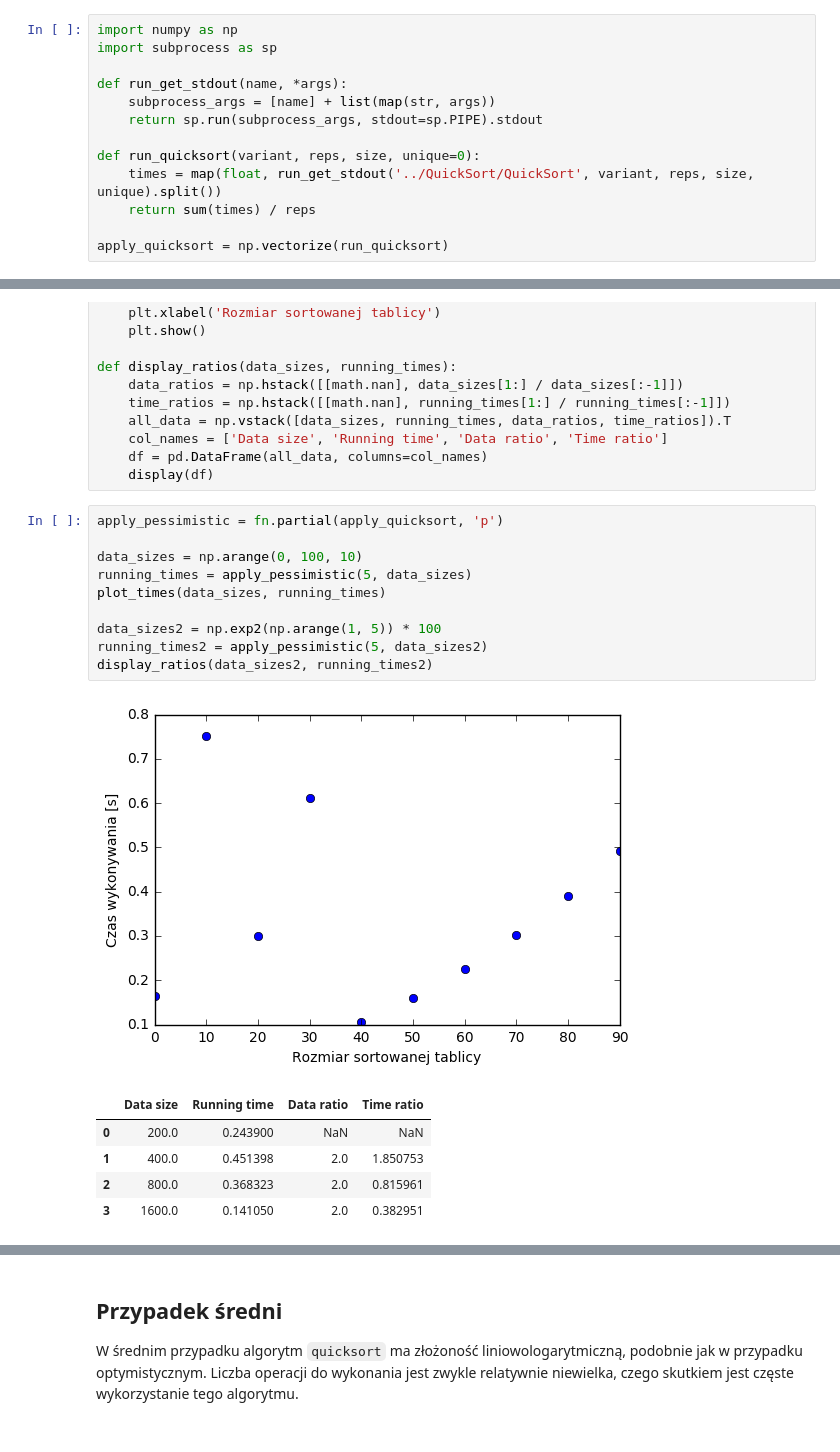
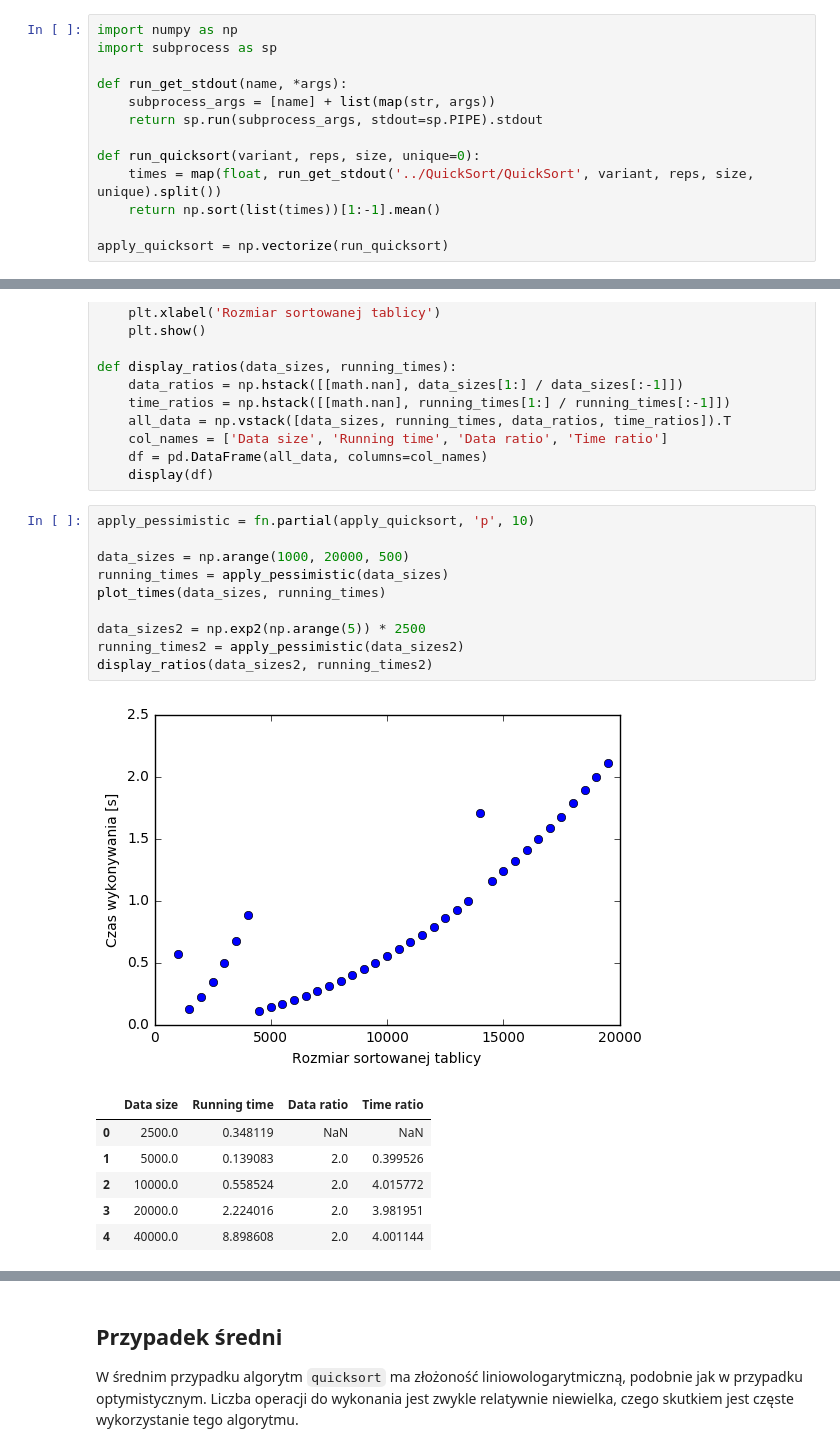
Before and after one commit to DPP93/Wspolczesne-Technologie, a Jupyter notebook: Notebooks/Quicksort.ipynb, the cells around one changed output, grey strips where cells are left out. Cells and saved outputs as stored; diff of their text form.

```diff
--- a/Notebooks/Quicksort.ipynb
+++ b/Notebooks/Quicksort.ipynb
@@ -42,7 +44,7 @@ def run_get_stdout(name, *args):
 
 def run_quicksort(variant, reps, size, unique=0):
     times = map(float, run_get_stdout('../QuickSort/QuickSort', variant, reps, size, unique).split())
-    return sum(times) / reps
+    return np.sort(list(times))[1:-1].mean()
 
 apply_quicksort = np.vectorize(run_quicksort)
 # %% [markdown]
@@ -74,19 +76,20 @@ def display_ratios(data_sizes, running_times):
     df = pd.DataFrame(all_data, columns=col_names)
     display(df)
 # %%
-apply_pessimistic = fn.partial(apply_quicksort, 'p')
+apply_pessimistic = fn.partial(apply_quicksort, 'p', 10)
 
-data_sizes = np.arange(0, 100, 10)
-running_times = apply_pessimistic(5, data_sizes)
+data_sizes = np.arange(1000, 20000, 500)
+running_times = apply_pessimistic(data_sizes)
 plot_times(data_sizes, running_times)
 
-data_sizes2 = np.exp2(np.arange(1, 5)) * 100
-running_times2 = apply_pessimistic(5, data_sizes2)
+data_sizes2 = np.exp2(np.arange(5)) * 2500
+running_times2 = apply_pessimistic(data_sizes2)
 display_ratios(data_sizes2, running_times2)
 # %% [output]
-[figure, old version]
+[figure, new version]
 |  | Data size | Running time | Data ratio | Time ratio |
-| 0 | 200.0 | 0.243900 | NaN | NaN |
-| 1 | 400.0 | 0.451398 | 2.0 | 1.850753 |
-| 2 | 800.0 | 0.368323 | 2.0 | 0.815961 |
-| 3 | 1600.0 | 0.141050 | 2.0 | 0.382951 |
+| 0 | 2500.0 | 0.348119 | NaN | NaN |
+| 1 | 5000.0 | 0.139083 | 2.0 | 0.399526 |
+| 2 | 10000.0 | 0.558524 | 2.0 | 4.015772 |
+| 3 | 20000.0 | 2.224016 | 2.0 | 3.981951 |
+| 4 | 40000.0 | 8.898608 | 2.0 | 4.001144 |
```
Also changed, not shown: parts of 8 cells of this notebook.
